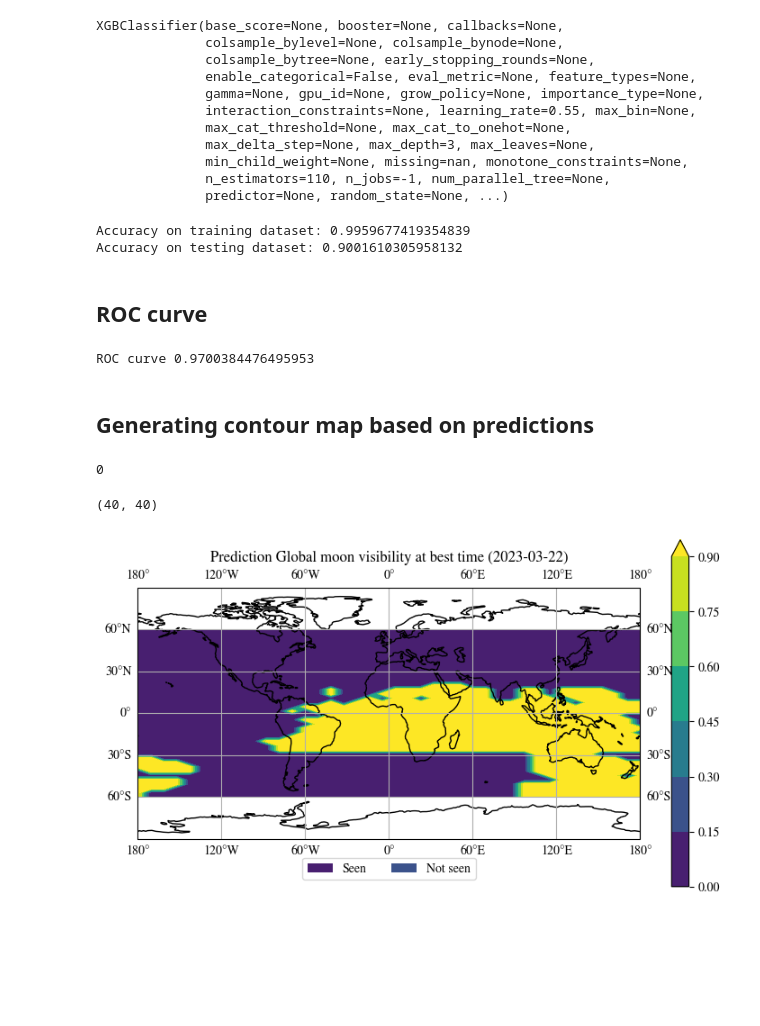
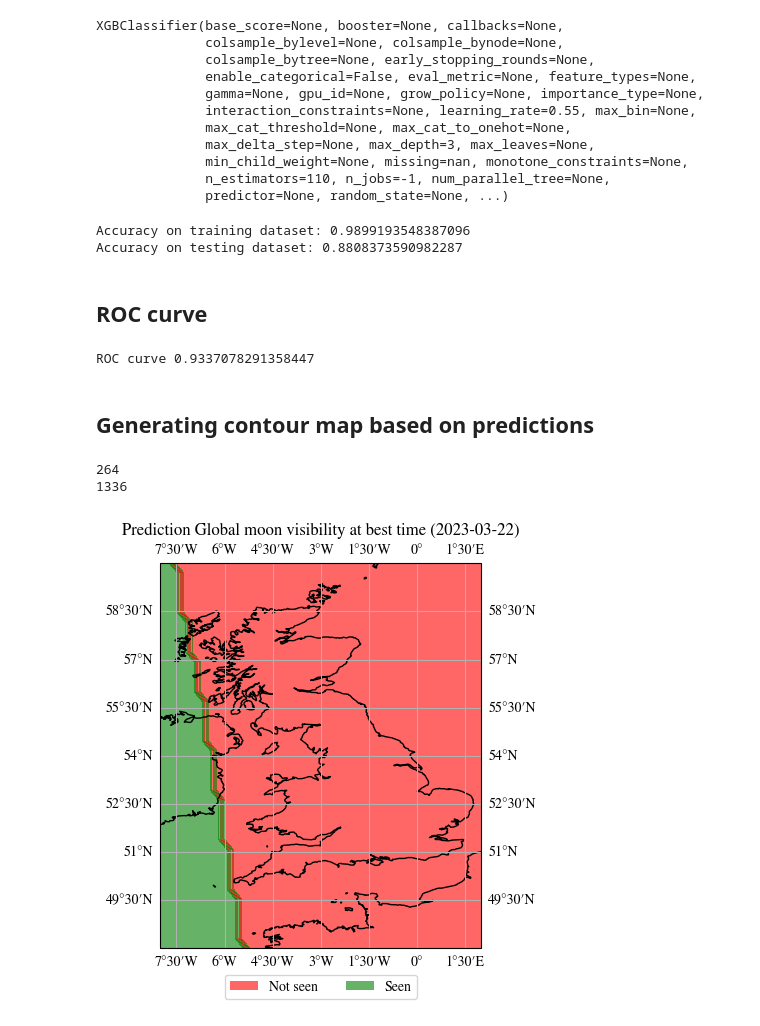
Before and after one commit to EmmaAlexander/mphys-moon, a Jupyter notebook: Code/moon_visibility_ML_predictions.ipynb, the cells around one changed output. Saved outputs shown, nothing was run; the diff lists cells and outputs as text; code cells hidden in the pictures; blank space fills up the shorter version.

Commit message:
Testing UK predictions

```diff
--- a/Code/moon_visibility_ML_predictions.ipynb
+++ b/Code/moon_visibility_ML_predictions.ipynb
@@ -78,7 +78,7 @@ data = pd.concat([icouk_data,icop_data,alrefay_data,yallop_data])
 print(f"Loaded {data.shape[0]} rows")
 
 #Drop index, dependent parameters (q value etc) and visibility scale
-data = data.drop(["Index","q","W","q'","W'","Visibility","Source","Cloud Level"], axis = 1)
+data = data.drop(["Index","Date", "Longitude", "Lag","Latitude","q","W","q'","W'","Sunset","Moonset","Visibility","Source","Cloud Level"], axis = 1)
 
 if MULTI_OUTPUT_METHOD:
     data = data.drop(["Seen", "Method"], axis = 1) # replaced by methods column
@@ -112,7 +112,6 @@ if CLOUDCUT:
     #data = data[data["Cloud Level"] == 0]
 
 print(f"Using {data.shape[0]} rows")
-data.head(5)
 # %% [output]
 Loaded 3555 rows
 Using 3101 rows
@@ -237,8 +210,8 @@ rf_acc_test = accuracy_score(y_test, y_pred)
 if MULTI_OUTPUT_METHOD:
     print("Accuracy on testing dataset (easiest method only):", accuracy_score(get_easiest_method_names(y_test), get_easiest_method_names(y_pred)))
 # %% [output]
-Accuracy on training dataset: 0.9959677419354839
-Accuracy on testing dataset: 0.9001610305958132
+Accuracy on training dataset: 0.9899193548387096
+Accuracy on testing dataset: 0.8808373590982287
 # %% [markdown]
 ## ROC curve
 # %%
@@ -256,54 +229,59 @@ else:
     roc_auc = roc_auc_score(y_test, y_pred_prob)
     print(f"ROC curve {roc_auc}")
 # %% [output]
-ROC curve 0.9700384476495953
+ROC curve 0.9337078291358447
 # %% [markdown]
 ## Generating contour map based on predictions
-# %%
-generated_params = pd.read_csv("..\\Data\\Generated\\2023-03-22 LAT -60 60 LON -180 180 40x40.csv")
-
-generated_params = generated_params.drop(["Index","q","W","q'","W'"], axis = 1)
-variable_list =  generated_params.columns.tolist()
-prediction = model.predict(generated_params)
-
-prediction[prediction=="Seen"] = 1
-prediction[prediction=="Not_seen"] = 0
-print(len(prediction[prediction=="Seen"]))
-# %% [output]
-0
 # %%
-def create_contour_plot(obs_date,min_lat, max_lat, min_lon, max_lon, no_of_points,q_val):
+def create_contour_plot(obs_date,min_lat, max_lat, min_lon, max_lon, no_of_points):
+    file_path = f'..\\Data\\Generated\\{obs_date.to_datetime().date()} LAT {min_lat} {max_lat} LON {min_lon} {max_lon} {no_of_points}x{no_of_points}.csv'
+    generated_params = pd.read_csv(file_path)
+    generated_params = generated_params.drop(["Index","Date","Longitude", "Lag","Latitude","Sunset","Moonset","q","W","q'","W'"], axis = 1)
+    prediction = model.predict(generated_params)
+
+    if not XGBOOST:
+        prediction[prediction=="Seen"] = 1
+        prediction[prediction=="Not_seen"] = 0
+        prediction = prediction.astype(int)
+
+    print(prediction[prediction==1].shape[0])
+    print(prediction[prediction==0].shape[0])
+
     #Plots moon visibility across a world map
     lat_arr = np.linspace(min_lat, max_lat, no_of_points)
     lon_arr = np.linspace(min_lon, max_lon, no_of_points)
     x, y = np.meshgrid(lon_arr,lat_arr,indexing='ij')
     plt.figure(figsize=(9,5))
     plt.rcParams['mathtext.fontset'] = 'stix'
     plt.rcParams['font.family'] = 'STIXGeneral'
 
-    print(x.shape)
-    q_vals = q_val.reshape((len(lat_arr),len(lon_arr)))
+    prediction = prediction.reshape((len(lat_arr),len(lon_arr)))
 
     ax = plt.axes(projection=ccrs.PlateCarree())
     ax.coastlines()
     ax.gridlines(draw_labels=True, dms=True, x_inline=False, y_inline=False)
-    cs = plt.contourf(x, y , q_vals,alpha=0.6, extend='max')
+    cs = plt.contourf(x, y , prediction,alpha=0.6, extend='max',colors=["red","green"])
 
-    plt.colorbar(cs)
+    #plt.colorbar(cs)
     nm = cs.legend_elements()[0]
-    lbl = ['Seen', "Not seen"]
+    lbl = ["Not seen",'Seen']
     plt.legend(nm, lbl, loc='upper center', bbox_to_anchor=(0.5, -0.05), ncol=len(lbl))
 
-    plt.ylim(-90,90)
-    plt.xlim(-180,180)
+    #plt.ylim(-90,90)
+    #plt.xlim(-180,180)
+    ax.set_extent((min_lon, max_lon,min_lat, max_lat),crs=ccrs.PlateCarree())
 
     title_date = obs_date.to_datetime().date()
     plt.title(f"Prediction Global moon visibility at best time ({title_date})")
     plt.savefig(f"..\\Graphs\\Prediction Global moon visibility at best time ({title_date}).png",dpi=200)
     plt.show()
 
 obs_date = Time("2023-03-22")
-create_contour_plot(obs_date,min_lat=-60, max_lat=60, min_lon=-180, max_lon=180, no_of_points=40, q_val=prediction)
+#obs_date = Time("2023-11-15")
+#create_contour_plot(obs_date,min_lat=-60, max_lat=60, min_lon=-180, max_lon=180, no_of_points=40)
+
+create_contour_plot(obs_date,min_lat=48, max_lat=60, min_lon=-8, max_lon=2, no_of_points=40)
 # %% [output]
-(40, 40)
+264
+1336
-[figure, old version]
+[figure, new version]
```
Also changed, not shown: parts of 3 cells of this notebook, 13 other files.
